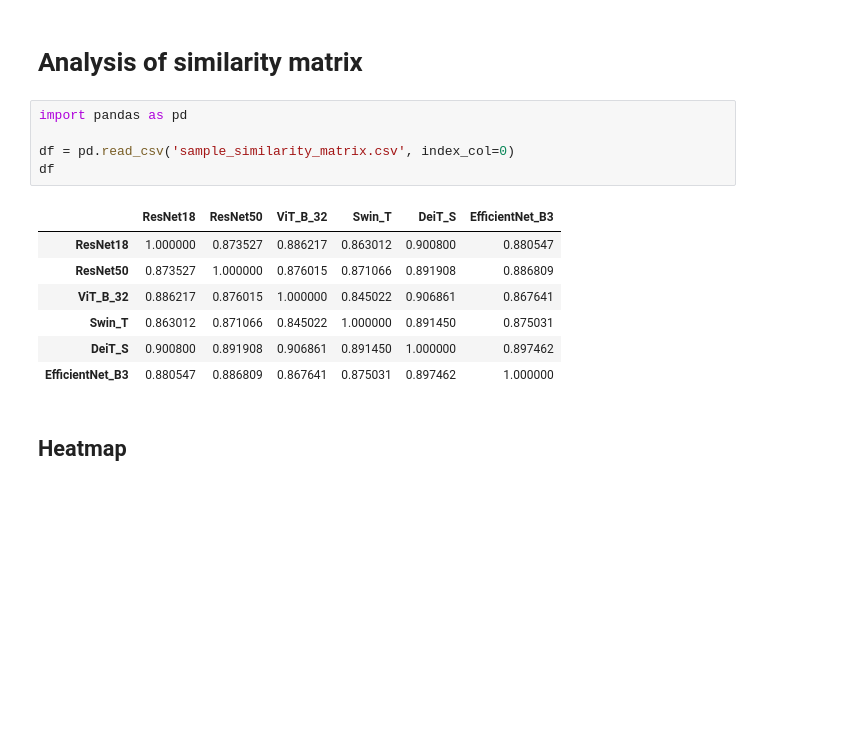
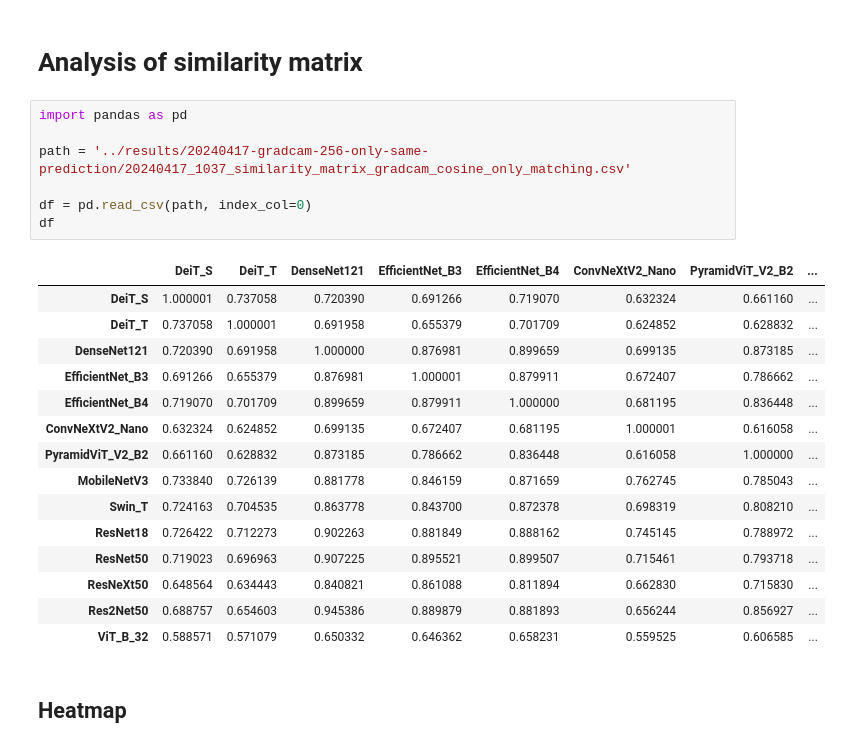
Before and after one commit to mstaczek/cnn-vs-transformers-msc-thesis, a Jupyter notebook: codes/clustering.ipynb, the cells around one changed output. Drawn from its saved outputs; the diff is of its cells as text; blank space fills up the shorter version.

```diff
--- a/codes/clustering.ipynb
+++ b/codes/clustering.ipynb
@@ -3,16 +3,26 @@
 # %%
 import pandas as pd
 
-df = pd.read_csv('sample_similarity_matrix.csv', index_col=0)
+path = '../results/20240417-gradcam-256-only-same-prediction/20240417_1037_similarity_matrix_gradcam_cosine_only_matching.csv'
+
+df = pd.read_csv(path, index_col=0)
 df
 # %% [output]
-|  | ResNet18 | ResNet50 | ViT_B_32 | Swin_T | DeiT_S | EfficientNet_B3 |
-| ResNet18 | 1.000000 | 0.873527 | 0.886217 | 0.863012 | 0.900800 | 0.880547 |
-| ResNet50 | 0.873527 | 1.000000 | 0.876015 | 0.871066 | 0.891908 | 0.886809 |
-| ViT_B_32 | 0.886217 | 0.876015 | 1.000000 | 0.845022 | 0.906861 | 0.867641 |
-| Swin_T | 0.863012 | 0.871066 | 0.845022 | 1.000000 | 0.891450 | 0.875031 |
-| DeiT_S | 0.900800 | 0.891908 | 0.906861 | 0.891450 | 1.000000 | 0.897462 |
-| EfficientNet_B3 | 0.880547 | 0.886809 | 0.867641 | 0.875031 | 0.897462 | 1.000000 |
+|  | DeiT_S | DeiT_T | DenseNet121 | EfficientNet_B3 | EfficientNet_B4 | ConvNeXtV2_Nano | PyramidViT_V2_B2 | ... |
+| DeiT_S | 1.000001 | 0.737058 | 0.720390 | 0.691266 | 0.719070 | 0.632324 | 0.661160 | ... |
+| DeiT_T | 0.737058 | 1.000001 | 0.691958 | 0.655379 | 0.701709 | 0.624852 | 0.628832 | ... |
+| DenseNet121 | 0.720390 | 0.691958 | 1.000000 | 0.876981 | 0.899659 | 0.699135 | 0.873185 | ... |
+| EfficientNet_B3 | 0.691266 | 0.655379 | 0.876981 | 1.000001 | 0.879911 | 0.672407 | 0.786662 | ... |
+| EfficientNet_B4 | 0.719070 | 0.701709 | 0.899659 | 0.879911 | 1.000000 | 0.681195 | 0.836448 | ... |
+| ConvNeXtV2_Nano | 0.632324 | 0.624852 | 0.699135 | 0.672407 | 0.681195 | 1.000001 | 0.616058 | ... |
+| PyramidViT_V2_B2 | 0.661160 | 0.628832 | 0.873185 | 0.786662 | 0.836448 | 0.616058 | 1.000000 | ... |
+| MobileNetV3 | 0.733840 | 0.726139 | 0.881778 | 0.846159 | 0.871659 | 0.762745 | 0.785043 | ... |
+| Swin_T | 0.724163 | 0.704535 | 0.863778 | 0.843700 | 0.872378 | 0.698319 | 0.808210 | ... |
+| ResNet18 | 0.726422 | 0.712273 | 0.902263 | 0.881849 | 0.888162 | 0.745145 | 0.788972 | ... |
+| ResNet50 | 0.719023 | 0.696963 | 0.907225 | 0.895521 | 0.899507 | 0.715461 | 0.793718 | ... |
+| ResNeXt50 | 0.648564 | 0.634443 | 0.840821 | 0.861088 | 0.811894 | 0.662830 | 0.715830 | ... |
+| Res2Net50 | 0.688757 | 0.654603 | 0.945386 | 0.889879 | 0.881893 | 0.656244 | 0.856927 | ... |
+| ViT_B_32 | 0.588571 | 0.571079 | 0.650332 | 0.646362 | 0.658231 | 0.559525 | 0.606585 | ... |
 # %% [markdown]
 ## Heatmap
 # %%
```
Also changed, not shown: parts of 7 cells of this notebook, 22 other files.
